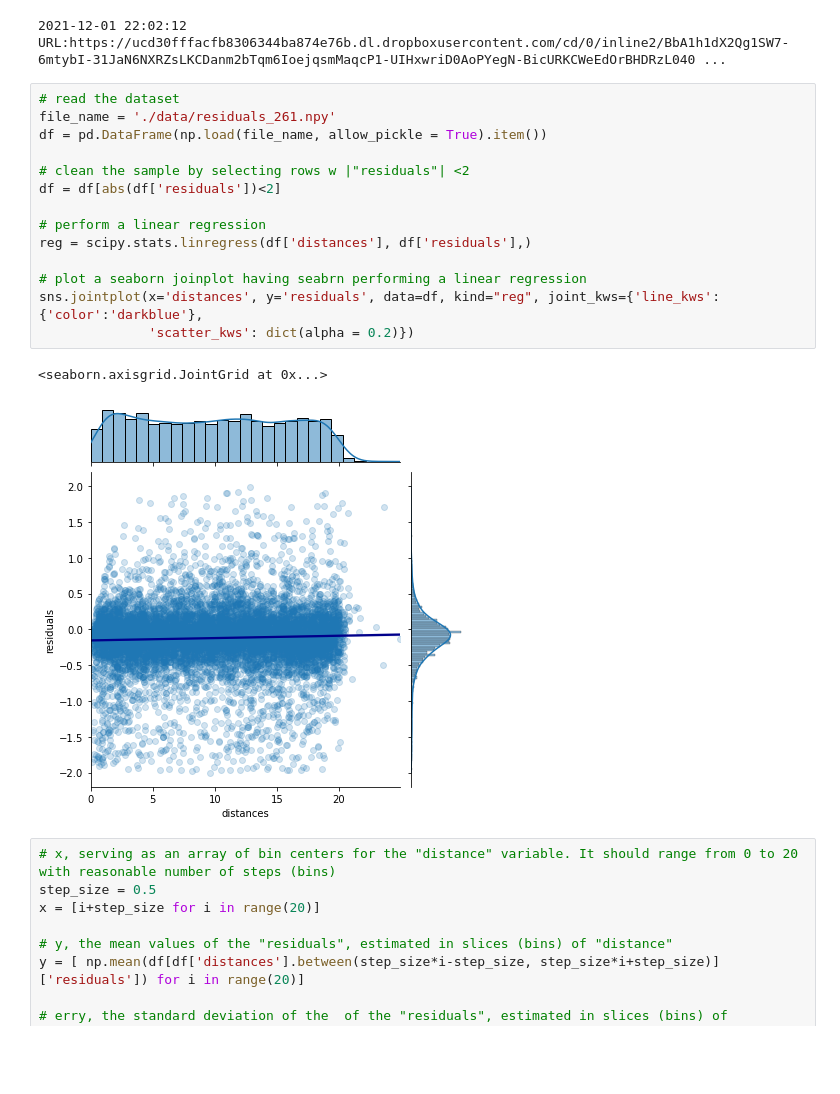
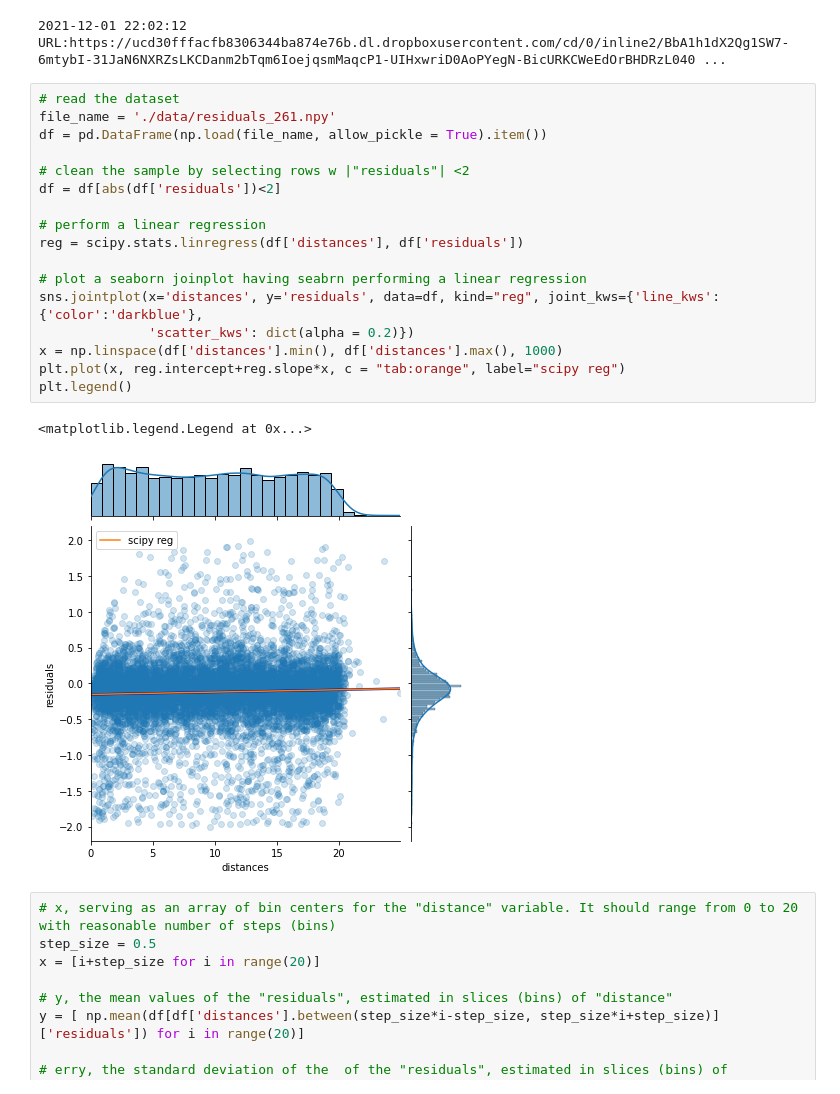
Before and after one commit to PhysicsOfData/LaboratoryOfComputationalPhysics_Y4, a Jupyter notebook: 06ex_Visualization.ipynb, the cells around one changed output. Drawn from its saved outputs; the diff is of its cells as text; blank space fills up the shorter version.

```diff
--- a/06ex_Visualization.ipynb
+++ b/06ex_Visualization.ipynb
@@ -140,20 +140,23 @@ Note that you should use the `np.load()` function to load the file as a numpy ar
 # %%
 # read the dataset
 file_name = './data/residuals_261.npy'
 df = pd.DataFrame(np.load(file_name, allow_pickle = True).item())
 
 # clean the sample by selecting rows w |"residuals"| <2
 df = df[abs(df['residuals'])<2]
 
 # perform a linear regression
-reg = scipy.stats.linregress(df['distances'], df['residuals'],)
+reg = scipy.stats.linregress(df['distances'], df['residuals'])
 
 # plot a seaborn joinplot having seabrn performing a linear regression
 sns.jointplot(x='distances', y='residuals', data=df, kind="reg", joint_kws={'line_kws':{'color':'darkblue'},
               'scatter_kws': dict(alpha = 0.2)})
+x = np.linspace(df['distances'].min(), df['distances'].max(), 1000)
+plt.plot(x, reg.intercept+reg.slope*x, c = "tab:orange", label="scipy reg")
+plt.legend()
 # %% [output]
-<seaborn.axisgrid.JointGrid at 0x...>
+<matplotlib.legend.Legend at 0x...>
-[figure, old version]
+[figure, new version]
 # %%
 # x, serving as an array of bin centers for the "distance" variable. It should range from 0 to 20 with reasonable number of steps (bins)
 step_size = 0.5
```
Also changed, not shown: 1 other file.
